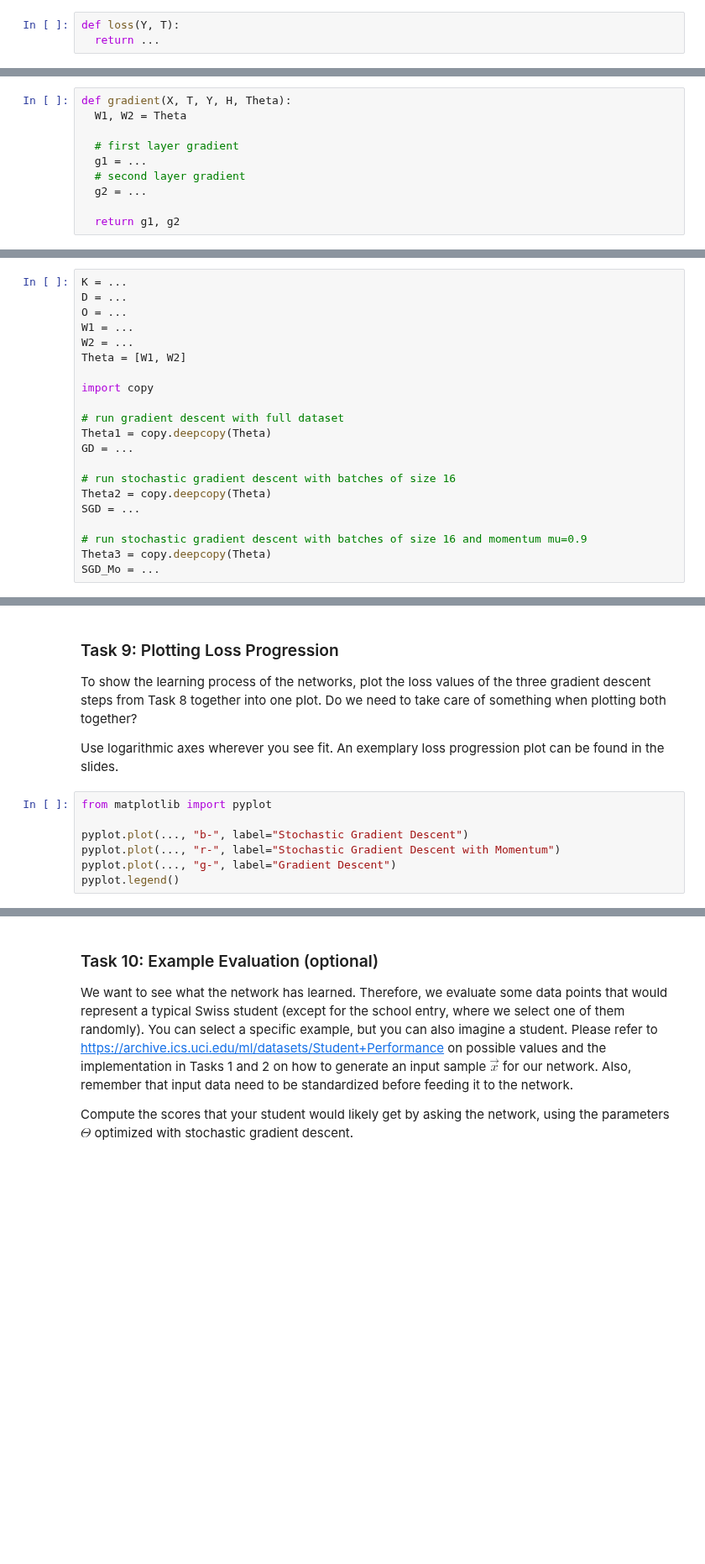
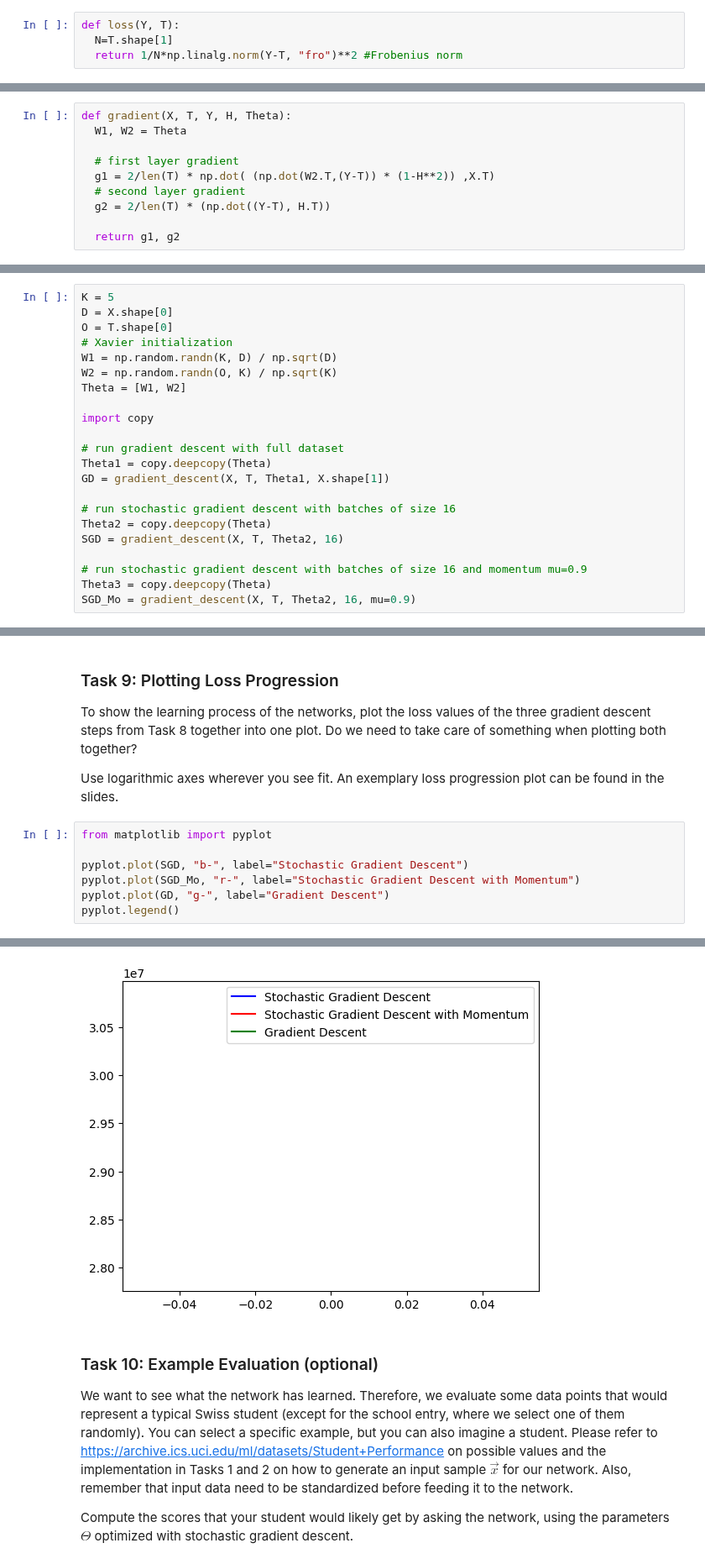
Before and after one commit to danielbarco/deeplearning, a Jupyter notebook: DL-Assignment04.ipynb, the cells around one changed output, grey strips where cells are left out. Shown at 84% size. Saved outputs shown, nothing was run; the diff lists cells and outputs as text; blank space fills up the shorter version.

```diff
--- a/DL-Assignment04.ipynb
+++ b/DL-Assignment04.ipynb
@@ -213,9 +254,10 @@ def network(X, Theta):
 
 Implement a loss function that returns the squared loss $\mathcal J^{L_2} = \frac1B \|\mathbf Y - \mathbf T\|_F^2$ for given network outputs $\mathbf Y$ and target values $\mathbf T$.
 Use `np` or `scipy` functionality for this task.
-# %%
-def loss(Y, T):
-  return ...
+# %%
+def loss(Y, T):
+  N=T.shape[1]
+  return 1/N*np.linalg.norm(Y-T, "fro")**2 #Frobenius norm
 # %% [markdown]
 ### Task 6: Gradient Implementation
 
@@ -227,9 +269,9 @@ def gradient(X, T, Y, H, Theta):
   W1, W2 = Theta
 
   # first layer gradient
-  g1 = ...
+  g1 = 2/len(T) * np.dot( (np.dot(W2.T,(Y-T)) * (1-H**2)) ,X.T)
   # second layer gradient
-  g2 = ...
+  g2 = 2/len(T) * (np.dot((Y-T), H.T))
 
   return g1, g2
 # %% [markdown]
@@ -278,26 +364,27 @@ Run the gradient descent three times, first as normal gradient descent, second a
 
 How can you achieve this without requiring separate implementations of the ``gradient_descent`` function from Task 7?
 # %%
-K = ...
-D = ...
-O = ...
-W1 = ...
-W2 = ...
+K = 5
+D = X.shape[0]
+O = T.shape[0]
+# Xavier initialization
+W1 = np.random.randn(K, D) / np.sqrt(D)
+W2 = np.random.randn(O, K) / np.sqrt(K)
 Theta = [W1, W2]
 
 import copy
 
 # run gradient descent with full dataset
 Theta1 = copy.deepcopy(Theta)
-GD = ...
+GD = gradient_descent(X, T, Theta1, X.shape[1])
 
 # run stochastic gradient descent with batches of size 16
 Theta2 = copy.deepcopy(Theta)
-SGD = ...
+SGD = gradient_descent(X, T, Theta2, 16)
 
 # run stochastic gradient descent with batches of size 16 and momentum mu=0.9
 Theta3 = copy.deepcopy(Theta)
-SGD_Mo = ...
+SGD_Mo = gradient_descent(X, T, Theta2, 16, mu=0.9)
 # %% [markdown]
 ## Evaluation
 
@@ -315,7 +402,8 @@ An exemplary loss progression plot can be found in the slides.
 # %%
 from matplotlib import pyplot
 
-pyplot.plot(..., "b-", label="Stochastic Gradient Descent")
-pyplot.plot(..., "r-", label="Stochastic Gradient Descent with Momentum")
-pyplot.plot(..., "g-", label="Gradient Descent")
+pyplot.plot(SGD, "b-", label="Stochastic Gradient Descent")
+pyplot.plot(SGD_Mo, "r-", label="Stochastic Gradient Descent with Momentum")
+pyplot.plot(GD, "g-", label="Gradient Descent")
 pyplot.legend()
+# %% [output]
@@ -322,3 +411,4 @@ pyplot.legend()
+[figure, added]
 # %% [markdown]
 ### Task 10: Example Evaluation (optional)
 
```
Also changed, not shown: parts of 10 cells of this notebook, 1 other file.
